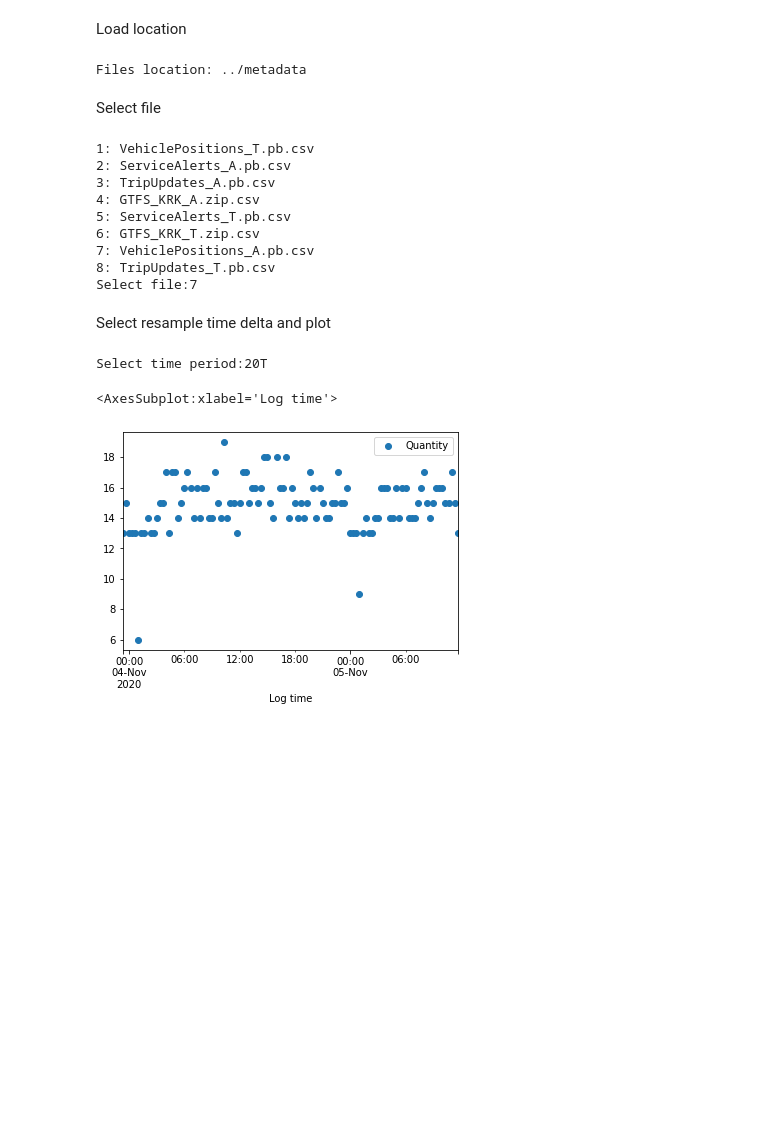
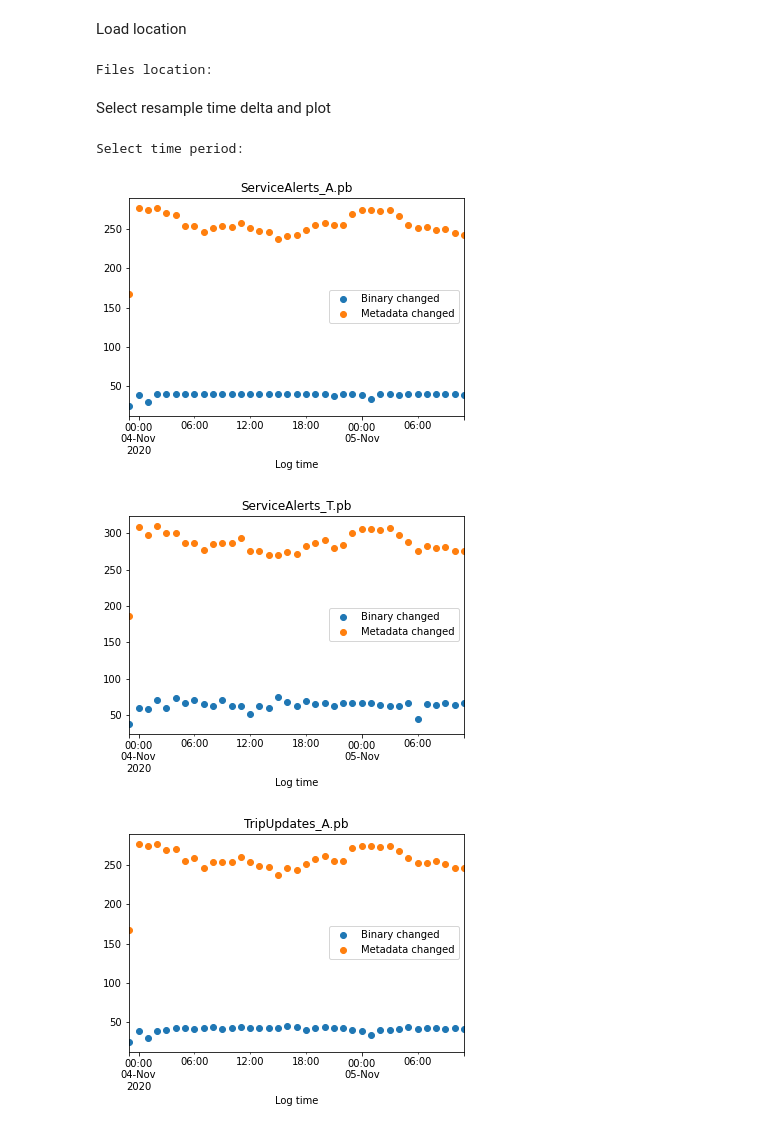
Before and after one commit to remilvus/PublicTransportAnalysis, a Jupyter notebook: notebooks/FTP_data_visualisation.ipynb, the cells around one changed output. Drawn from its saved outputs; the diff is of its cells as text; code cells hidden in the pictures; blank space fills up the shorter version.

Commit message:
FTP Data Visualisation changes

```diff
--- a/notebooks/FTP_data_visualisation.ipynb
+++ b/notebooks/FTP_data_visualisation.ipynb
@@ -2,43 +2,42 @@
 Load location
 # %%
 import pandas as pd
+import numpy as np
+import matplotlib as plt
 import os
-import matplotlib as plt
-from datetime import datetime
-def time_pars(c):
-    return datetime(int(c[6:10]), int(c[3:5]), int(c[0:2]), int(c[11:13]), int(c[14:16]), int(c[17:19]))
+import datetime
+
 loc = input('Files location: ')
+if not loc: loc = '../metadata'
+
+def time_pars(c): return datetime.datetime(int(c[6:10]), int(c[3:5]), int(c[0:2]), int(c[11:13]), int(c[14:16]), int(c[17:19]))
+def bool_pars(c): return 1 if c == 'True' else 0
+
+data = dict()
+
+for file_name in os.listdir(loc):
+    if not file_name.endswith('.csv'):
+        continue
+    with open(os.path.join(loc, file_name), 'r') as file:
+        data[file_name[:-4]] = pd.read_csv(file, parse_dates=[0, 1, 2], date_parser=time_pars, index_col=0,
+                                           converters={'Metadata changed': bool_pars, 'Binary changed': bool_pars})
 # %% [output]
-Files location: ../metadata
+Files location:
-# %% [markdown]
-Select file
-# %%
-files_list = os.listdir(loc)
-for i in range(len(files_list)):
-    print(i + 1, files_list[i], sep=': ')
-sel = int(input('Select file:')) - 1
-with open(os.path.join(loc, files_list[sel]), 'r') as file:
-    data = pd.read_csv(file, parse_dates=[0], date_parser=time_pars, index_col=0)
-data = data[data['Binary changed'] == True]
-data = data.filter(items=[])
-data.insert(column='Quantity', value=1, loc=0)
-# %% [output]
-1: VehiclePositions_T.pb.csv
-2: ServiceAlerts_A.pb.csv
-3: TripUpdates_A.pb.csv
-4: GTFS_KRK_A.zip.csv
-5: ServiceAlerts_T.pb.csv
-6: GTFS_KRK_T.zip.csv
-7: VehiclePositions_A.pb.csv
-8: TripUpdates_T.pb.csv
-Select file:7
 # %% [markdown]
 Select resample time delta and plot
-# %%
-fr = input('Select time period:')
-to_plot = data.resample(fr).sum()
-to_plot.plot(style='o')
-# %% [output]
-Select time period:20T
-<AxesSubplot:xlabel='Log time'>
-[figure, removed]
+# %%
+fr = input('Select time period:')
+if not fr: fr = '1H'
+
+for to_plot in sorted(data.keys()):
+    new_plot = data[to_plot]
+    if len(new_plot.index) < 5:
+        continue
+    new_plot = new_plot.filter(items=['Binary changed', 'Metadata changed']).resample(fr).sum()
+    new_plot.plot(style='o',title=to_plot).locator_params(integer=True)
+new_plot = None
+# %% [output]
+Select time period:
+[figure, added]
+[figure, added]
+[figure, added]
```
Also changed, not shown: parts of 5 cells of this notebook.
